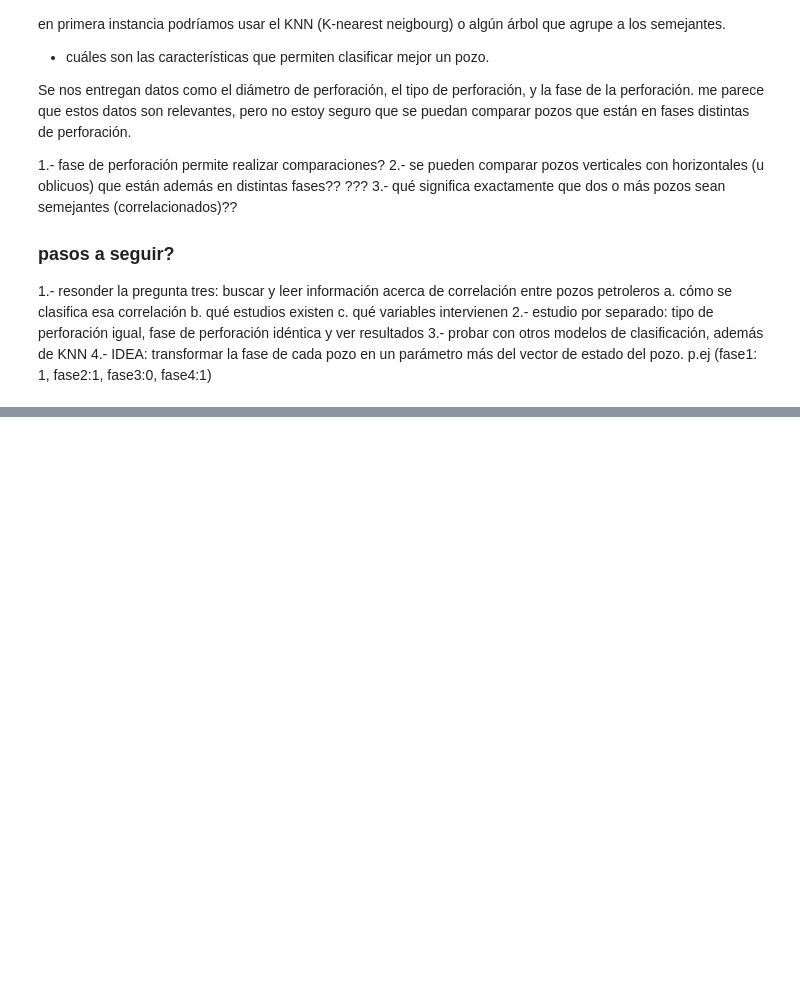
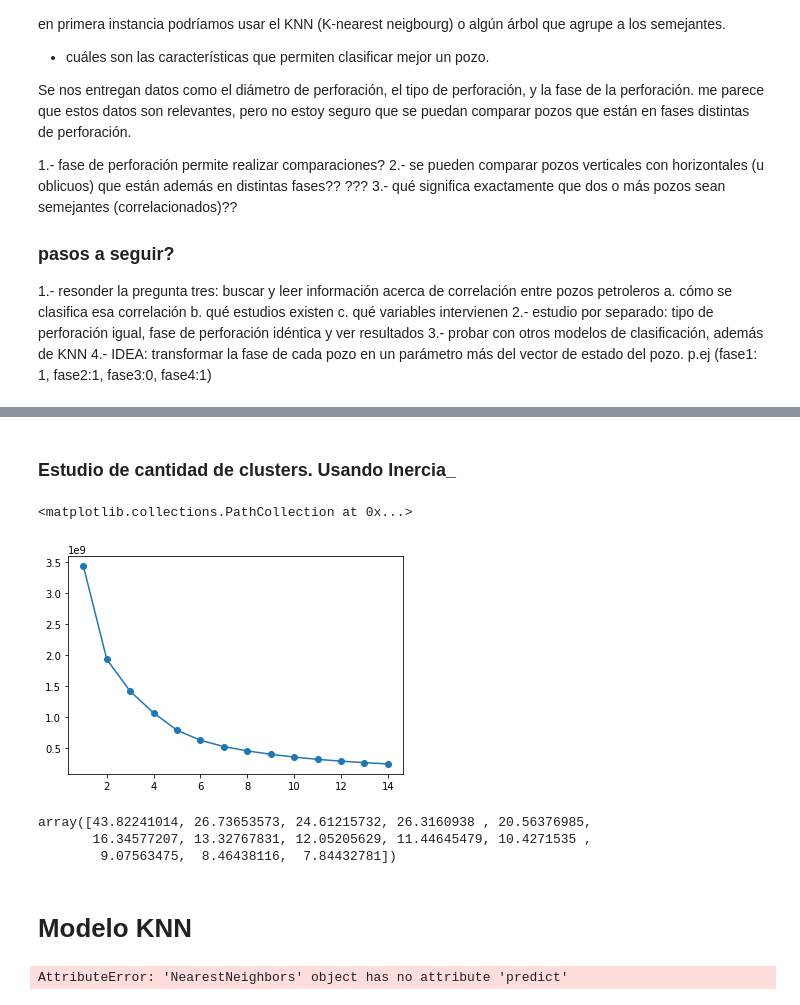
Before and after one commit to hoopercesar/Machine-Learning-Projects, a Jupyter notebook: Well to well Correlation Model.ipynb, the cells around one changed output, grey strips where cells are left out. Drawn from its saved outputs; the diff is of its cells as text; code cells hidden in the pictures; blank space fills up the shorter version.

```diff
--- a/Well to well Correlation Model.ipynb
+++ b/Well to well Correlation Model.ipynb
@@ -300,0 +269,4 @@ def trans_diam(diametros):
+# %%
+# train, test and validation data
+X_train, X_test = train_test_split(X, test_size=0.4)
+X_train['HORIZONTAL'].sum()/len(X_train['VERTICAL'])
@@ -300,0 +280,4 @@ def trans_diam(diametros):
+# %%
+# creacion del modelo
+K = 4;
+kmeans = KMeans(n_clusters=K);
@@ -300,0 +288,3 @@ def trans_diam(diametros):
+# %%
+# fit
+kmeans.fit(X_train)
@@ -300,0 +338,26 @@ def trans_diam(diametros):
+# %% [markdown]
+### Estudio de cantidad de clusters. Usando Inercia_
+# %%
+inertia_list = []
+for num_clusters in range(1, 15):
+    kmeans_model = KMeans(n_clusters=num_clusters, init="k-means++")
+    kmeans_model.fit(X_train)
+    inertia_list.append(kmeans_model.inertia_)
+# %%
+plt.plot(range(1,15),inertia_list)
+plt.scatter(range(1,15),inertia_list)
+# %% [output]
+<matplotlib.collections.PathCollection at 0x...>
+[figure, added]
+# %%
+m = []
+for k in range(0, len(inertia_list)-1):
+    m.append((inertia_list[k+1] - inertia_list[k])/inertia_list[k])
+
+100*np.abs(m)
+# %% [output]
+array([43.82241014, 26.73653573, 24.61215732, 26.3160938 , 20.56376985,
+       16.34577207, 13.32767831, 12.05205629, 11.44645479, 10.4271535 ,
+        9.07563475,  8.46438116,  7.84432781])
+# %% [markdown]
+# Modelo KNN
@@ -300,0 +368,8 @@ def trans_diam(diametros):
+# %%
+y_knn = {};
+for K in range(1, 3):
+    knn_model = NearestNeighbors(n_neighbors=K, algorithm='ball_tree')
+    knn_model.fit(X_train)
+    y_knn[k] = knn_model.kneighbors(X_train)
+# %% [output]
+AttributeError: 'NearestNeighbors' object has no attribute 'predict'
```
Also changed, not shown: parts of 36 cells of this notebook.
